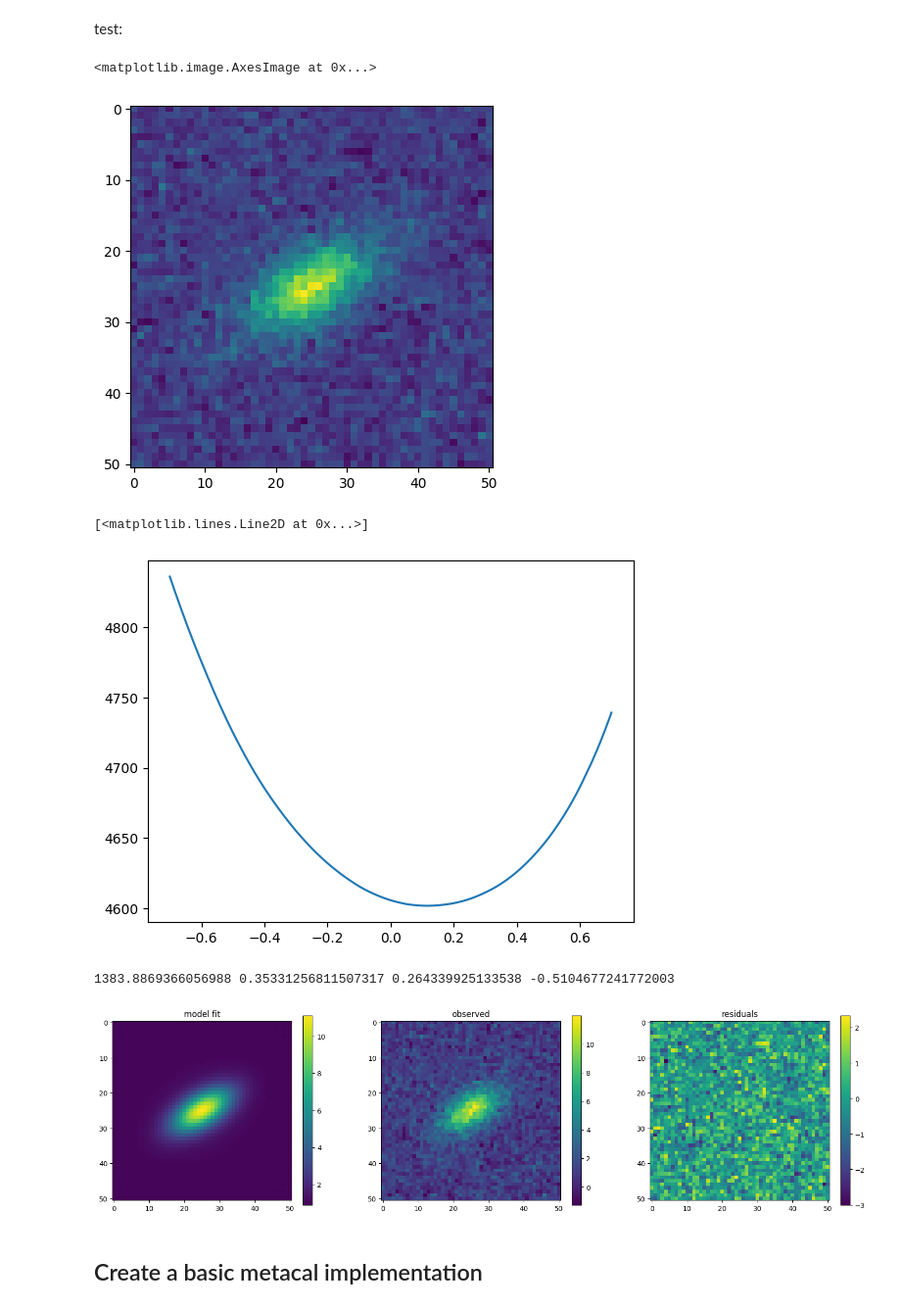
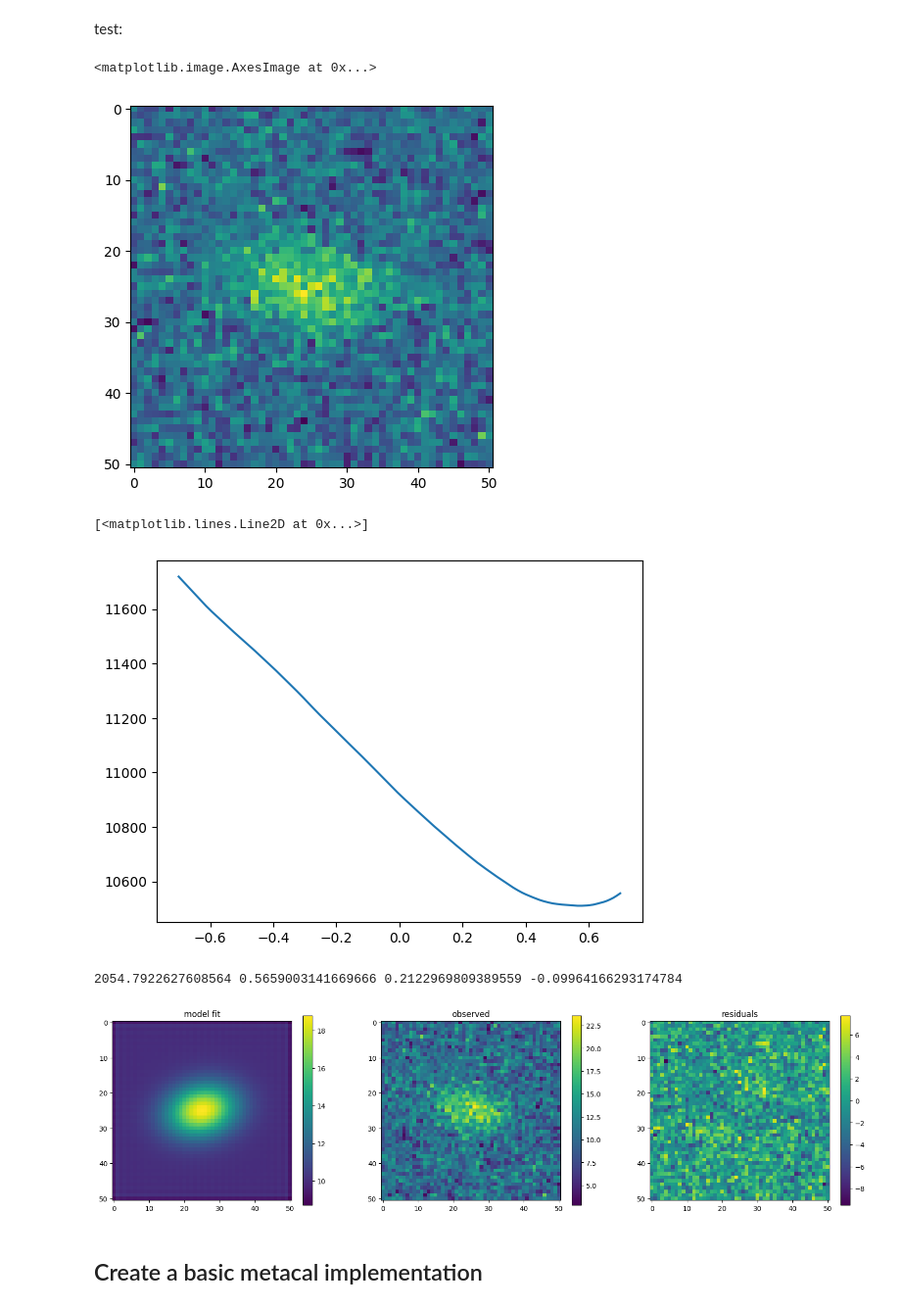
Before and after one commit to andrevitorelli/that-box-over-there, a Jupyter notebook: pujol.ipynb, the cells around one changed output. Shown at 98% size. Saved outputs shown, nothing was run; the diff lists cells and outputs as text; code cells hidden in the pictures.

```diff
--- a/pujol.ipynb
+++ b/pujol.ipynb
@@ -16,8 +16,8 @@ def generate_gal(i):
   gal = cat.makeGalaxy(i, gal_type='parametric')
   gal_mag = cat.param_cat['mag_auto'][cat.orig_index[i]]
   ##cfis photometry
-  mag_zp = 32
-  gal_flux = 10**(-(gal_mag-mag_zp)/2.5)
+  mag_zp = 25.49
+  gal_flux = 10**(-(gal_mag-mag_zp)/2.5)*565
   gal = gal.withFlux(gal_flux)
   return gal
 # %% [markdown]
@@ -70,7 +70,7 @@ def model(flux,half_light_radius,g1,g2,sky_level,psf_objs,boxsize,scale):
 
 
     gal = galsim.Gaussian(flux=flux,
-      half_light_radius = hlr
+      half_light_radius = half_light_radius
     ).shear(
       g1=g1,
       g2=g2
@@ -100,9 +100,9 @@ def create_loss(model,images,sky_level,psfs,boxsize,scale):
 # %% [markdown]
 test:
 # %%
-sky_level = 1
+sky_level = 10
 nois = nois = noise_image(sky_level=sky_level)
-gal = generate_gal(17)#galsim.Exponential(flux=1e5,half_light_radius=.5).shear(g1=.1,g2=.5)
+gal = generate_gal(7)#galsim.Exponential(flux=1e5,half_light_radius=.5).shear(g1=.1,g2=.5)
 #gal = galsim.Exponential(flux=1e5,half_light_radius=.5).shear(g1=.1,g2=.5)
 psf1 = galsim.Kolmogorov(fwhm=.7)
 psf2 = galsim.Kolmogorov(fwhm=.6)
@@ -117,7 +117,7 @@ gal_flu = flu-sky_level*51**2
 imshow(obs1.drawImage(nx=51,ny=51,scale=.1).array)
 # %% [output]
 <matplotlib.image.AxesImage at 0x...>
-[figure, old version]
+[figure, new version]
 # %%
 loss=create_loss(model=model,images=obs_ims,sky_level=sky_level,psfs=psfs,boxsize=51,scale=.1)
 # %%
@@ -126,25 +126,25 @@ Y = [loss(array([flu*.1,0.5,x,0])) for x in X]
 plot(X,array(Y))
 # %% [output]
 [<matplotlib.lines.Line2D at 0x...>]
-[figure, old version]
+[figure, new version]
 # %%
 result=minimize(loss,x0=array([gal_flu,1.,0.,0.]),bounds=[(gal_flu*0.5,gal_flu*1.5),(.1,10.),(-.7,.7),(-.7,.7)],method='Nelder-Mead')
-obsfit = model(*result.x,bkg=sky_level,psfs=[psf2],boxsize=51,scale=.1)[0]
+obsfit = model(*result.x,sky_level=sky_level,psf_objs=[psf2],boxsize=51,scale=.1)[0]
 figure(figsize=(20,5))
 subplot(131)
 title('model fit')
 imshow(obsfit);colorbar()
 subplot(132)
 title('observed')
 imshow(obs2.drawImage(nx=51,ny=51,scale=.1).array);colorbar()
 subplot(133)
 title('residuals')
 imshow(obsfit-obs1.drawImage(nx=51,ny=51,scale=.1).array);colorbar()
 print(*result.x)
 savefig('somenoise.png',bbox_inches='tight')
 # %% [output]
-1383.8869366056988 0.35331256811507317 0.264339925133538 -0.5104677241772003
+2054.7922627608564 0.5659003141669666 0.2122969809389559 -0.09964166293174784
-[figure, old version]
+[figure, new version]
 # %% [markdown]
 ## Create a basic metacal implementation
 # %%
```
Also changed, not shown: parts of 1 cell of this notebook.
